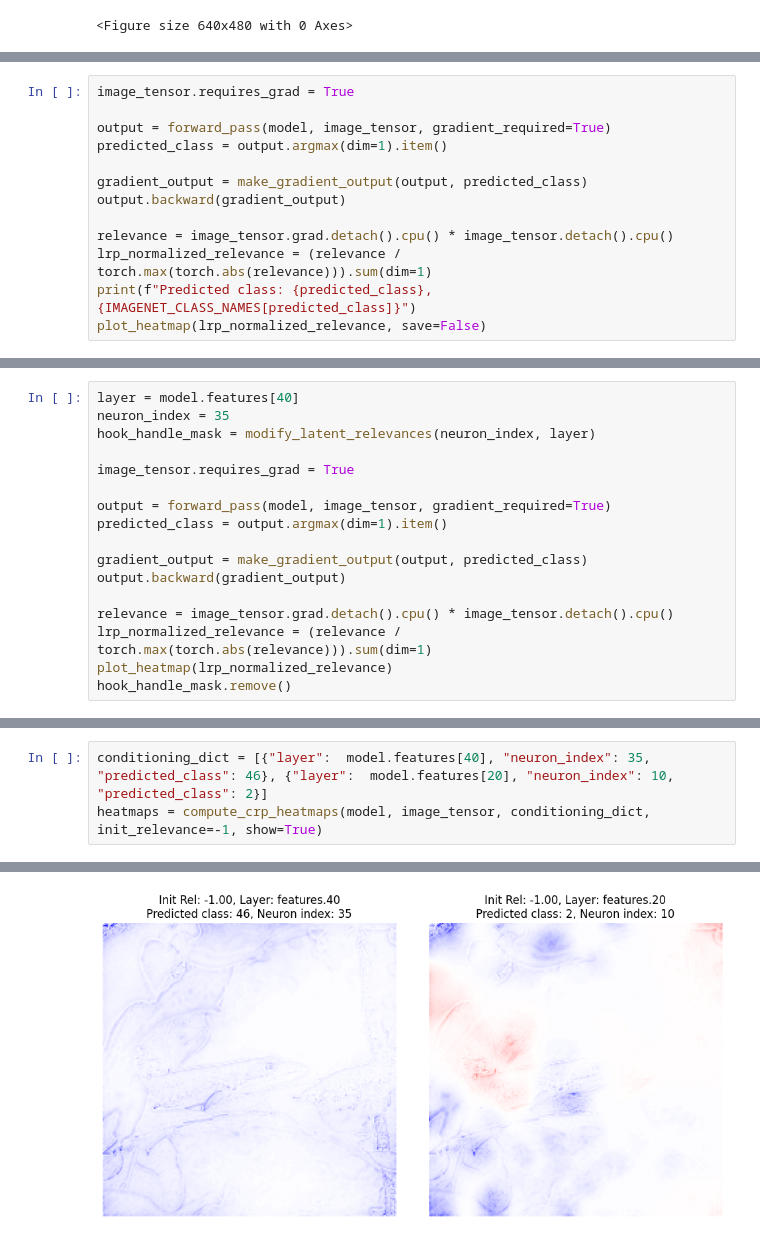
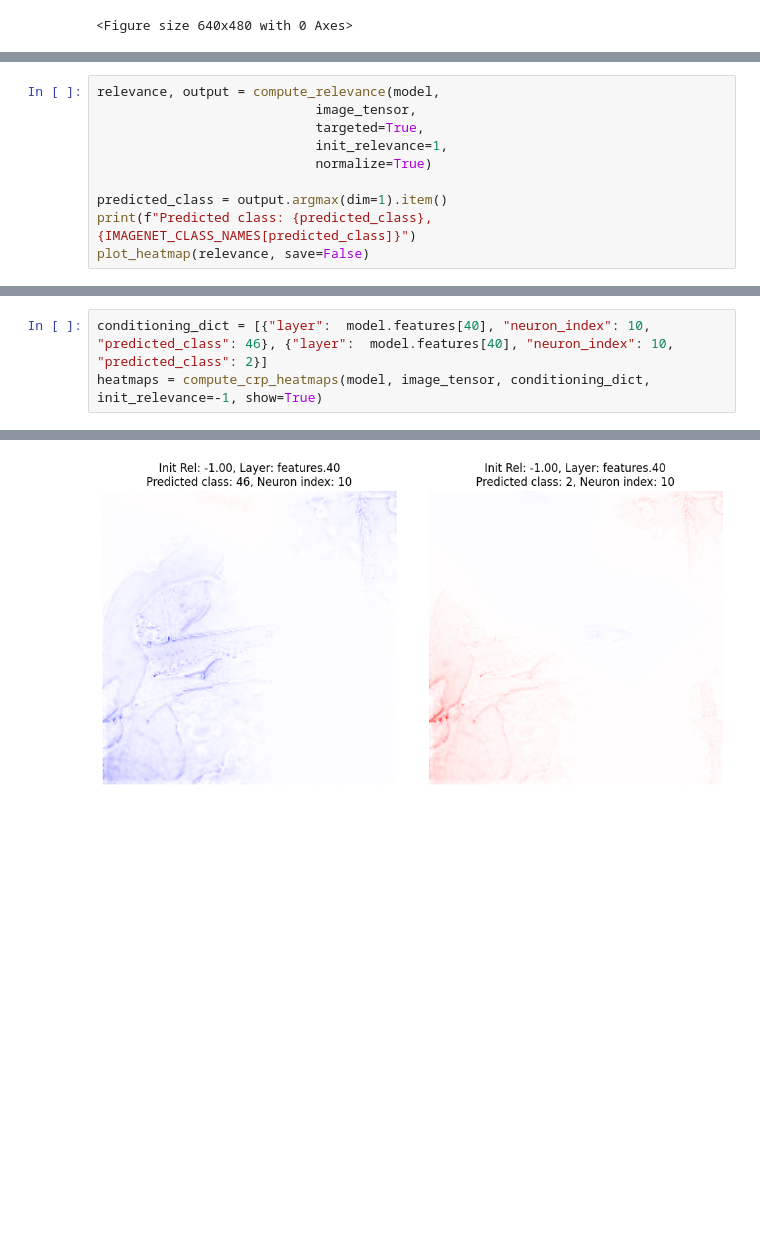
Before and after one commit to erfanhatefi/LeXplaiNet, a Jupyter notebook: tutorials/tutorial_4_explain_conditionaly_implicit_lrp.ipynb, the cells around one changed output, grey strips where cells are left out. Cells and saved outputs as stored; diff of their text form; blank space fills up the shorter version.

```diff
--- a/tutorials/tutorial_4_explain_conditionaly_implicit_lrp.ipynb
+++ b/tutorials/tutorial_4_explain_conditionaly_implicit_lrp.ipynb
@@ -62,13 +77,0 @@ patch_composite(model, composite)
-# %%
-image_tensor.requires_grad = True
-
-output = forward_pass(model, image_tensor, gradient_required=True)
-predicted_class = output.argmax(dim=1).item()
-
-gradient_output = make_gradient_output(output, predicted_class)
-output.backward(gradient_output)
-
-relevance = image_tensor.grad.detach().cpu() * image_tensor.detach().cpu()
-lrp_normalized_relevance = (relevance / torch.max(torch.abs(relevance))).sum(dim=1)
-print(f"Predicted class: {predicted_class}, {IMAGENET_CLASS_NAMES[predicted_class]}")
-plot_heatmap(lrp_normalized_relevance, save=False)
@@ -77,0 +85,10 @@ Predicted class: 40, American chameleon, anole, Anolis carolinensis
+# %%
+relevance, output = compute_relevance(model,
+                            image_tensor,
+                            targeted=True,
+                            init_relevance=1,
+                            normalize=True)
+
+predicted_class = output.argmax(dim=1).item()
+print(f"Predicted class: {predicted_class}, {IMAGENET_CLASS_NAMES[predicted_class]}")
+plot_heatmap(relevance, save=False)
@@ -138,17 +158,0 @@ VGG(
-# %%
-layer = model.features[40]
-neuron_index = 35
-hook_handle_mask = modify_latent_relevances(neuron_index, layer)
-
-image_tensor.requires_grad = True
-
-output = forward_pass(model, image_tensor, gradient_required=True)
-predicted_class = output.argmax(dim=1).item()
-
-gradient_output = make_gradient_output(output, predicted_class)
-output.backward(gradient_output)
-
-relevance = image_tensor.grad.detach().cpu() * image_tensor.detach().cpu()
-lrp_normalized_relevance = (relevance / torch.max(torch.abs(relevance))).sum(dim=1)
-plot_heatmap(lrp_normalized_relevance)
-hook_handle_mask.remove()
@@ -265,4 +241,4 @@ Modified grad output shape: [torch.Size([1, 256, 56, 56])]
 # %%
-conditioning_dict = [{"layer":  model.features[40], "neuron_index": 35, "predicted_class": 46}, {"layer":  model.features[20], "neuron_index": 10, "predicted_class": 2}]
+conditioning_dict = [{"layer":  model.features[40], "neuron_index": 10, "predicted_class": 46}, {"layer":  model.features[40], "neuron_index": 10, "predicted_class": 2}]
 heatmaps = compute_crp_heatmaps(model, image_tensor, conditioning_dict, init_relevance=-1, show=True)
 # %% [output]
@@ -281,2 +249,2 @@ Modified grad output shape: [torch.Size([1, 256, 56, 56])]
-[figure, old version]
+[figure, new version]
 # %%
```
Also changed, not shown: parts of 22 cells of this notebook, 3 other files.
